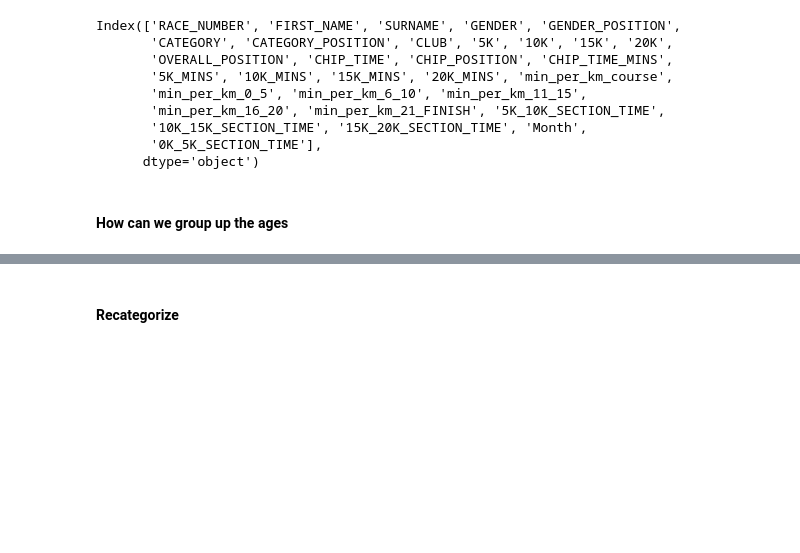
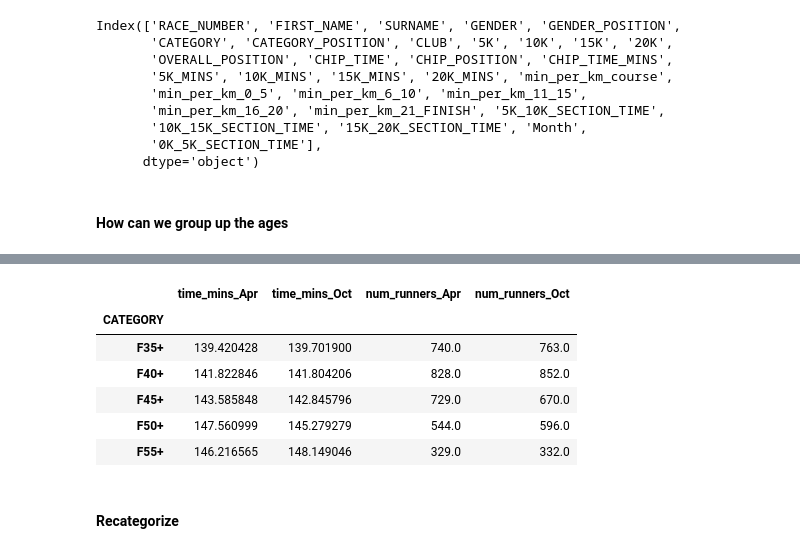
Before and after one commit to steed360/Data-Analysis, a Jupyter notebook: a Cardiff Half Marathon/Notebooks/Data Exploration.ipynb, the cells around one changed output, grey strips where cells are left out. Cells and saved outputs as stored; diff of their text form; code cells hidden in the pictures; blank space fills up the shorter version.

```diff
--- a/a Cardiff Half Marathon/Notebooks/Data Exploration.ipynb
+++ b/a Cardiff Half Marathon/Notebooks/Data Exploration.ipynb
@@ -99,3 +104,27 @@ df_agg1.sort_values('CATEGORY')
+# %%
+def flattenHierarchicalCol(col,sep = '_'):
+    if not type(col) is tuple:
+        return col
+    else:
+        new_col = ''
+        for leveli,level in enumerate(col):
+            if not level == '':
+                if not leveli == 0:
+                    new_col += sep
+                new_col += level
+        return new_col
+
+df_piv.columns = df_piv.columns.map(flattenHierarchicalCol)
+
+df_piv.head()
+# %% [output]
+|  | time_mins_Apr | time_mins_Oct | num_runners_Apr | num_runners_Oct |
+| CATEGORY |  |  |  |  |
+| F35+ | 139.420428 | 139.701900 | 740.0 | 763.0 |
+| F40+ | 141.822846 | 141.804206 | 828.0 | 852.0 |
+| F45+ | 143.585848 | 142.845796 | 729.0 | 670.0 |
+| F50+ | 147.560999 | 145.279279 | 544.0 | 596.0 |
+| F55+ | 146.216565 | 148.149046 | 329.0 | 332.0 |
 # %% [markdown]
 #### Recategorize
 # %%
```
Also changed, not shown: parts of 3 cells of this notebook.
